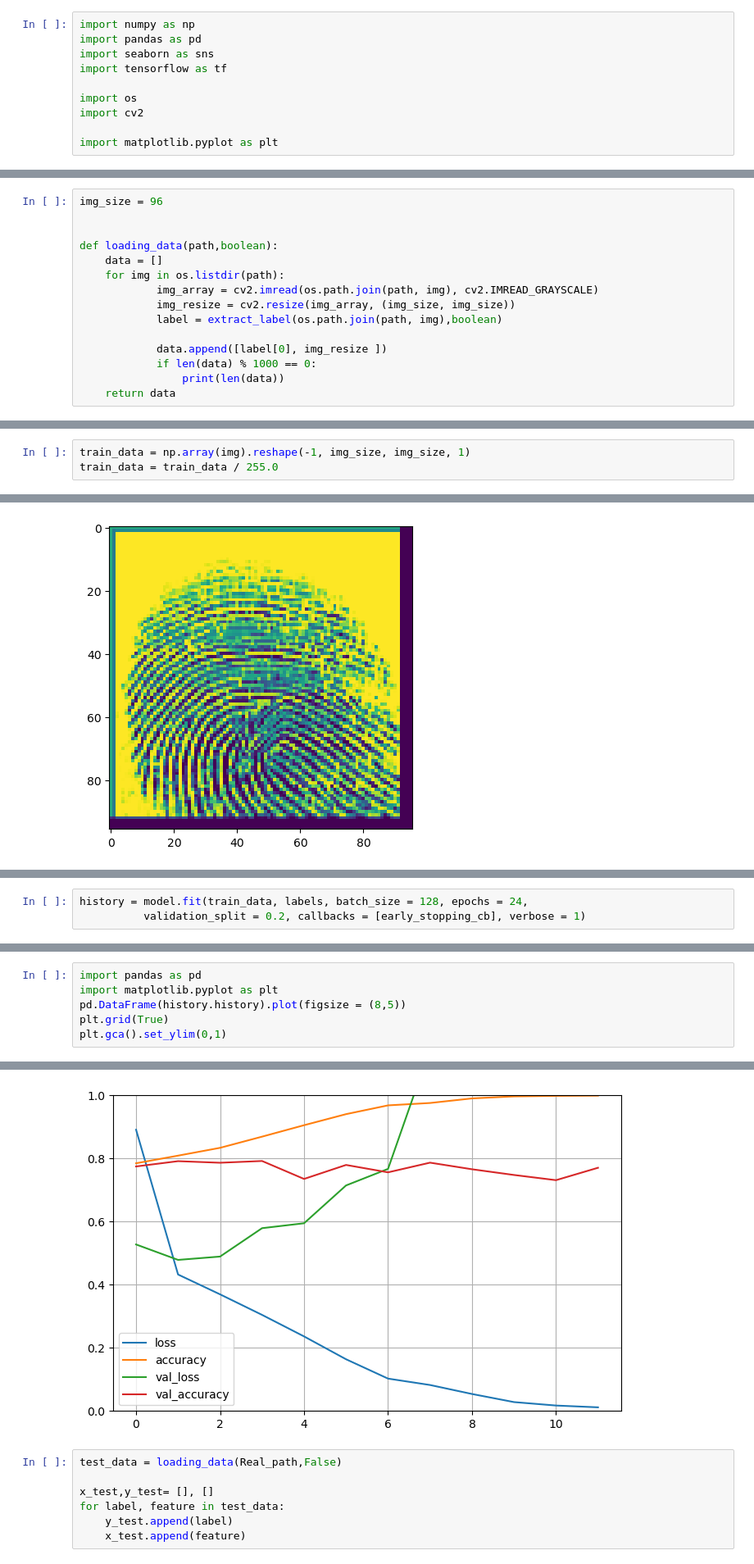
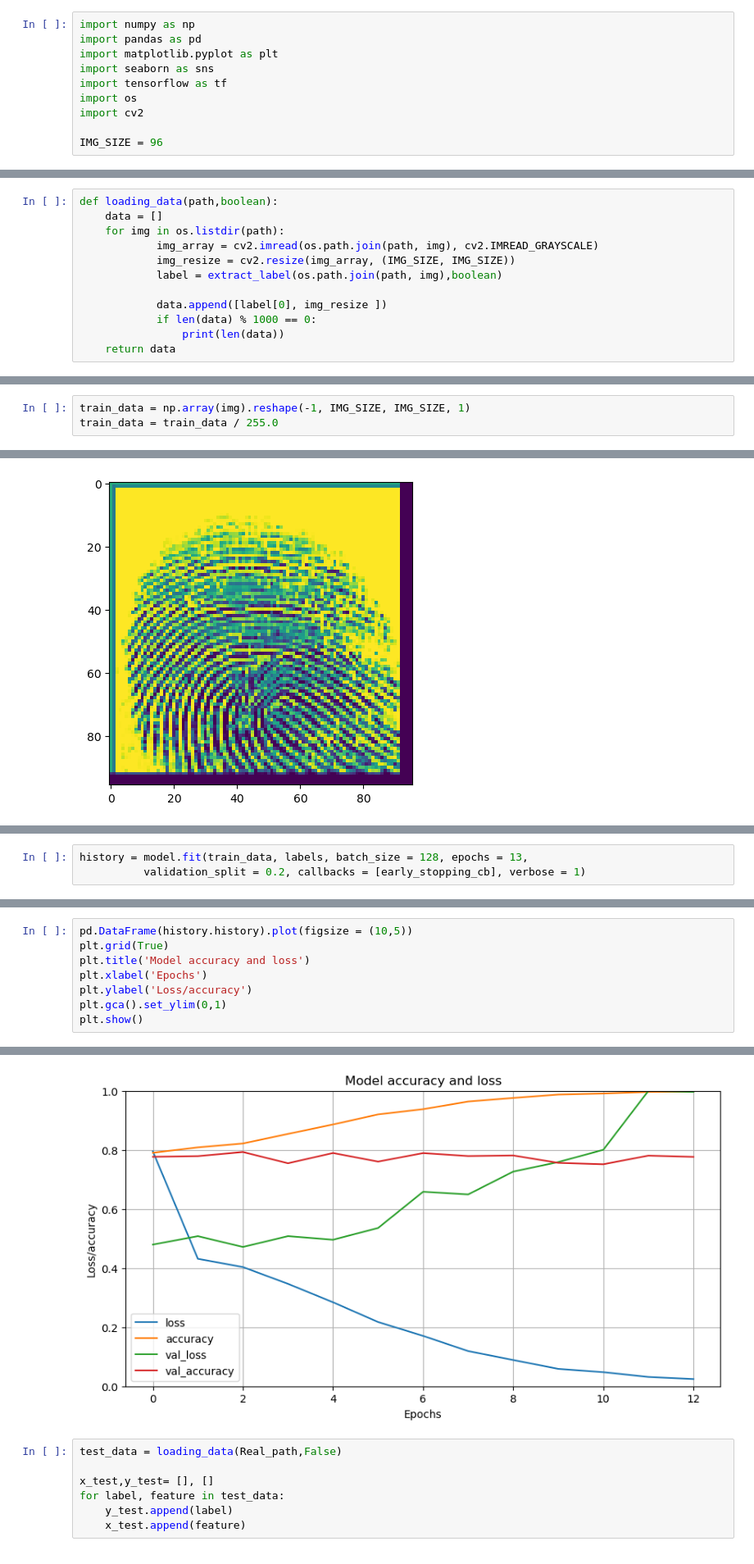
Before and after one commit to MatejMistik/automatic-fortnight, a Jupyter notebook: gender-classifier-from-fingerprint.ipynb, the cells around one changed output, grey strips where cells are left out. Shown at 82% size. Cells and saved outputs as stored; diff of their text form.

```diff
--- a/gender-classifier-from-fingerprint.ipynb
+++ b/gender-classifier-from-fingerprint.ipynb
@@ -1,10 +1,10 @@
 # %%
 import numpy as np
 import pandas as pd
+import matplotlib.pyplot as plt
 import seaborn as sns
 import tensorflow as tf
-
 import os
 import cv2
 
-import matplotlib.pyplot as plt
+IMG_SIZE = 96
@@ -34,14 +36,11 @@ def extract_label(img_path,train = True):
       finger = 4
     return np.array([gender], dtype=np.uint16)
 # %%
-img_size = 96
-
-
 def loading_data(path,boolean):
     data = []
     for img in os.listdir(path):
             img_array = cv2.imread(os.path.join(path, img), cv2.IMREAD_GRAYSCALE)
-            img_resize = cv2.resize(img_array, (img_size, img_size))
+            img_resize = cv2.resize(img_array, (IMG_SIZE, IMG_SIZE))
             label = extract_label(os.path.join(path, img),boolean)
 
             data.append([label[0], img_resize ])
@@ -79,7 +79,7 @@ for label, feature in Easy_data:
     labels.append(label)
     img.append(feature)
 # %%
-train_data = np.array(img).reshape(-1, img_size, img_size, 1)
+train_data = np.array(img).reshape(-1, IMG_SIZE, IMG_SIZE, 1)
 train_data = train_data / 255.0
 # %%
 from keras.utils import to_categorical
@@ -136,4 +132,4 @@ numpy.ndarray
 # %%
-history = model.fit(train_data, labels, batch_size = 128, epochs = 24,
+history = model.fit(train_data, labels, batch_size = 128, epochs = 13,
           validation_split = 0.2, callbacks = [early_stopping_cb], verbose = 1)
 # %% [output]
@@ -157,7 +153,9 @@ Epoch 12/24
 # %%
-import pandas as pd
-import matplotlib.pyplot as plt
-pd.DataFrame(history.history).plot(figsize = (8,5))
+pd.DataFrame(history.history).plot(figsize = (10,5))
 plt.grid(True)
+plt.title('Model accuracy and loss')
+plt.xlabel('Epochs')
+plt.ylabel('Loss/accuracy')
 plt.gca().set_ylim(0,1)
+plt.show()
 # %% [output]
@@ -165,4 +162,4 @@ plt.gca().set_ylim(0,1)
-[figure, old version]
+[figure, new version]
 # %%
 test_data = loading_data(Real_path,False)
 
```
Also changed, not shown: parts of 12 cells of this notebook, 3 other files.
